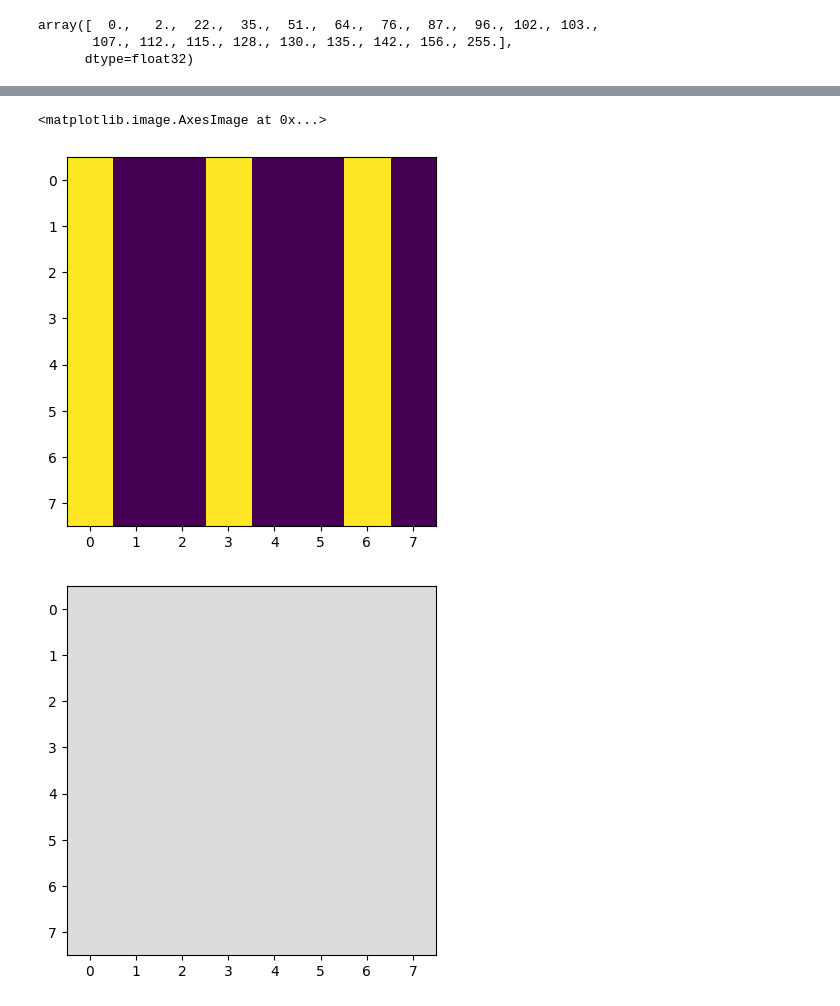
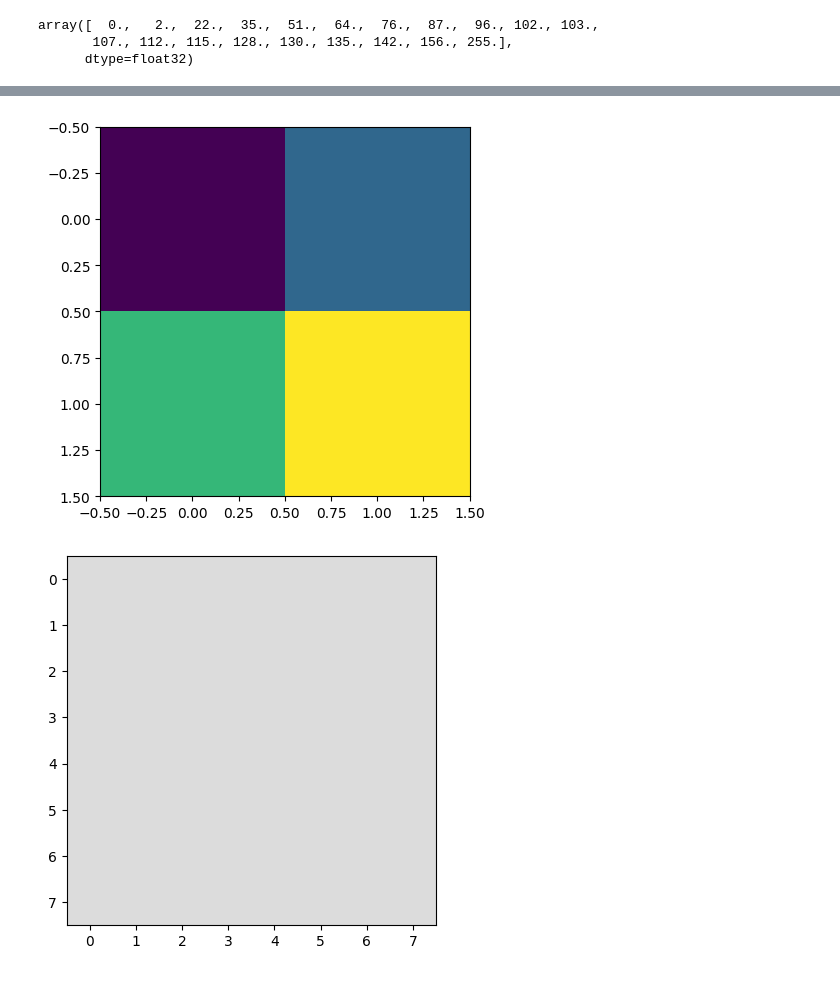
Before and after one commit to Yuri-Njathi/python_intro, a Jupyter notebook: python_for_ml/test_rgb_semantic.ipynb, the cells around one changed output, grey strips where cells are left out. Cells and saved outputs as stored; diff of their text form; code cells hidden in the pictures.

```diff
--- a/python_for_ml/test_rgb_semantic.ipynb
+++ b/python_for_ml/test_rgb_semantic.ipynb
@@ -35,6 +35,4 @@ array([  0.,   2.,  22.,  35.,  51.,  64.,  76.,  87.,  96., 102., 103.,
       dtype=float32)
 # %%
 import torch
-img1 = torch.zeros((8,8),dtype=torch.uint8)
+img1 = torch.zeros((2,2),dtype=torch.uint8)
-# %%
-img1[:,::3] = 255
@@ -52,5 +39,9 @@ tensor([[255,   0,   0, 255,   0,   0, 255,   0],
-# %%
-plt.imshow(img1)
-# %% [output]
-<matplotlib.image.AxesImage at 0x...>
-[figure, removed]
+# %%
+img1[0,0] = 0
+img1[0,1] = 84
+img1[1,0] = 168
+img1[1,1] = 252
+plt.imshow(img1)
+plt.show()
+# %% [output]
+[figure, added]
```
Also changed, not shown: parts of 10 cells of this notebook.
